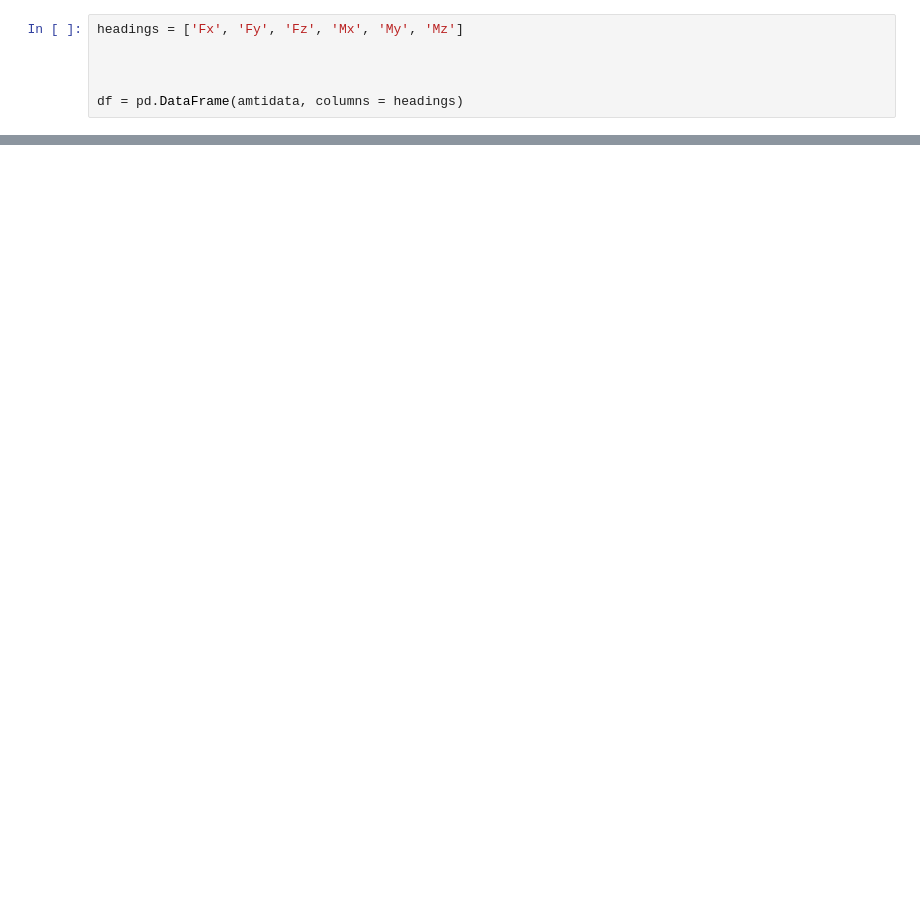
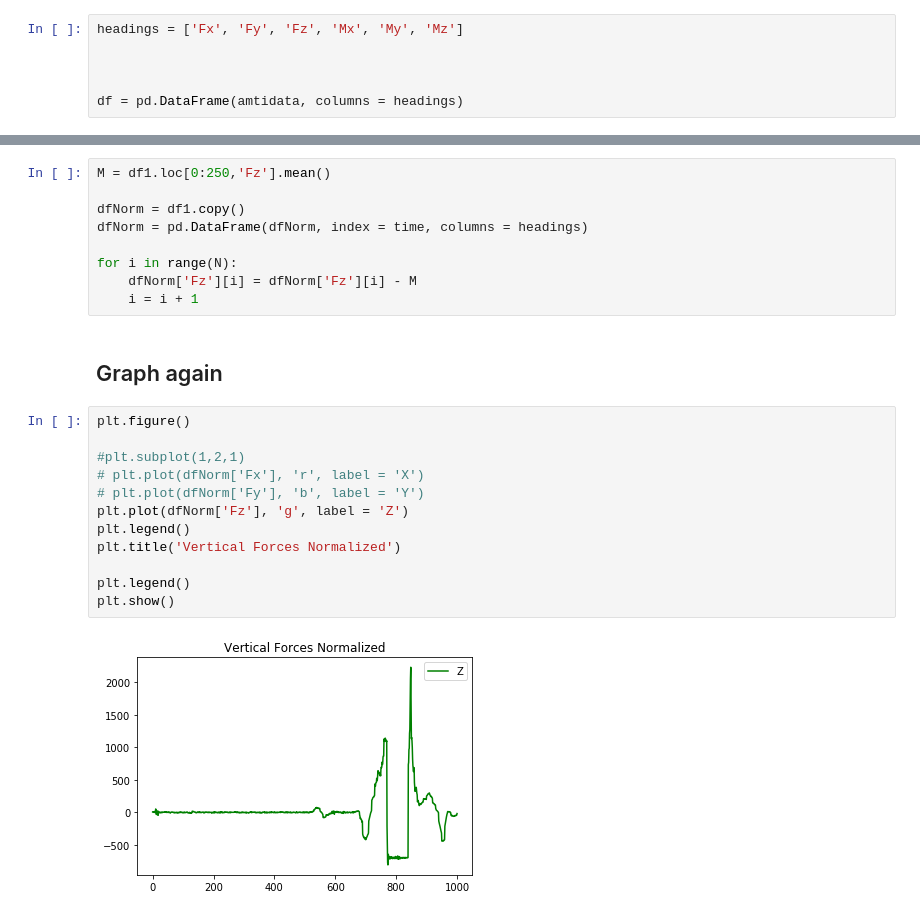
Before and after one commit to jmcclung32/VPython, a Jupyter notebook: ForcePlateData_NoPositions/ForcePlateProgram.ipynb, the cells around one changed output, grey strips where cells are left out. Saved outputs shown, nothing was run; the diff lists cells and outputs as text; blank space fills up the shorter version.

```diff
--- a/ForcePlateData_NoPositions/ForcePlateProgram.ipynb
+++ b/ForcePlateData_NoPositions/ForcePlateProgram.ipynb
@@ -92,0 +86,25 @@ dtype: float64
+# %%
+M = df1.loc[0:250,'Fz'].mean()
+
+dfNorm = df1.copy()
+dfNorm = pd.DataFrame(dfNorm, index = time, columns = headings)
+
+for i in range(N):
+    dfNorm['Fz'][i] = dfNorm['Fz'][i] - M
+    i = i + 1
+# %% [markdown]
+## Graph again
+# %%
+plt.figure()
+
+#plt.subplot(1,2,1)
+# plt.plot(dfNorm['Fx'], 'r', label = 'X')
+# plt.plot(dfNorm['Fy'], 'b', label = 'Y')
+plt.plot(dfNorm['Fz'], 'g', label = 'Z')
+plt.legend()
+plt.title('Vertical Forces Normalized')
+
+plt.legend()
+plt.show()
+# %% [output]
+[figure, added]
```
Also changed, not shown: parts of 15 cells of this notebook, 3 other files.
